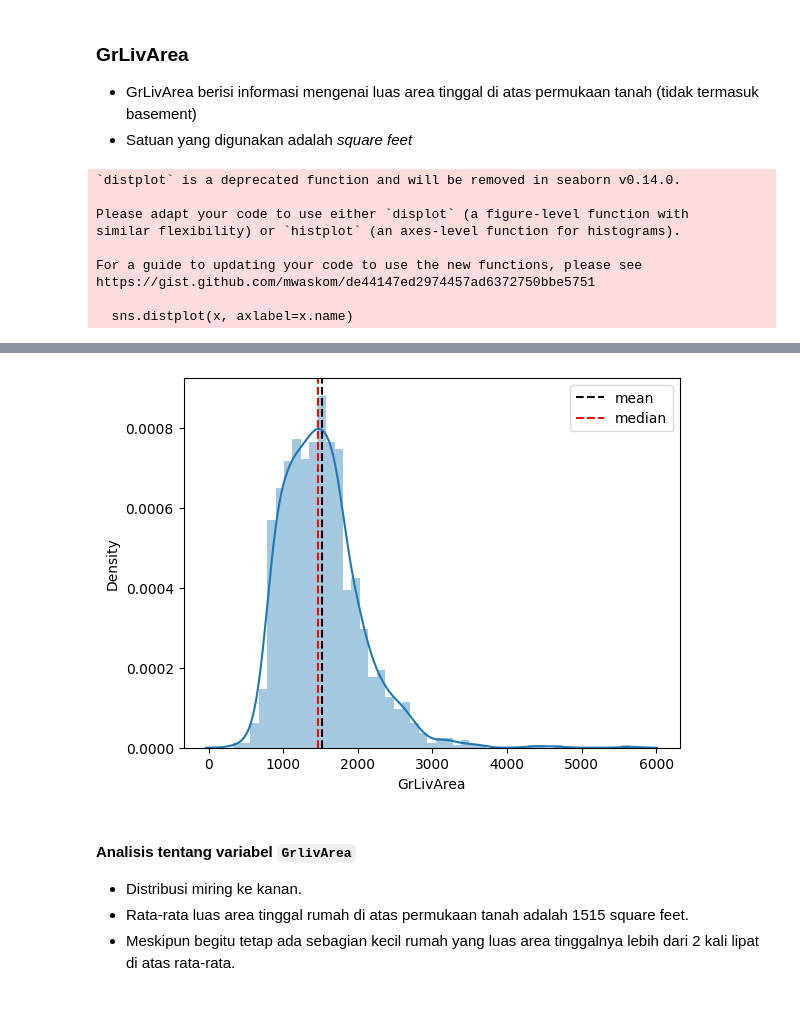
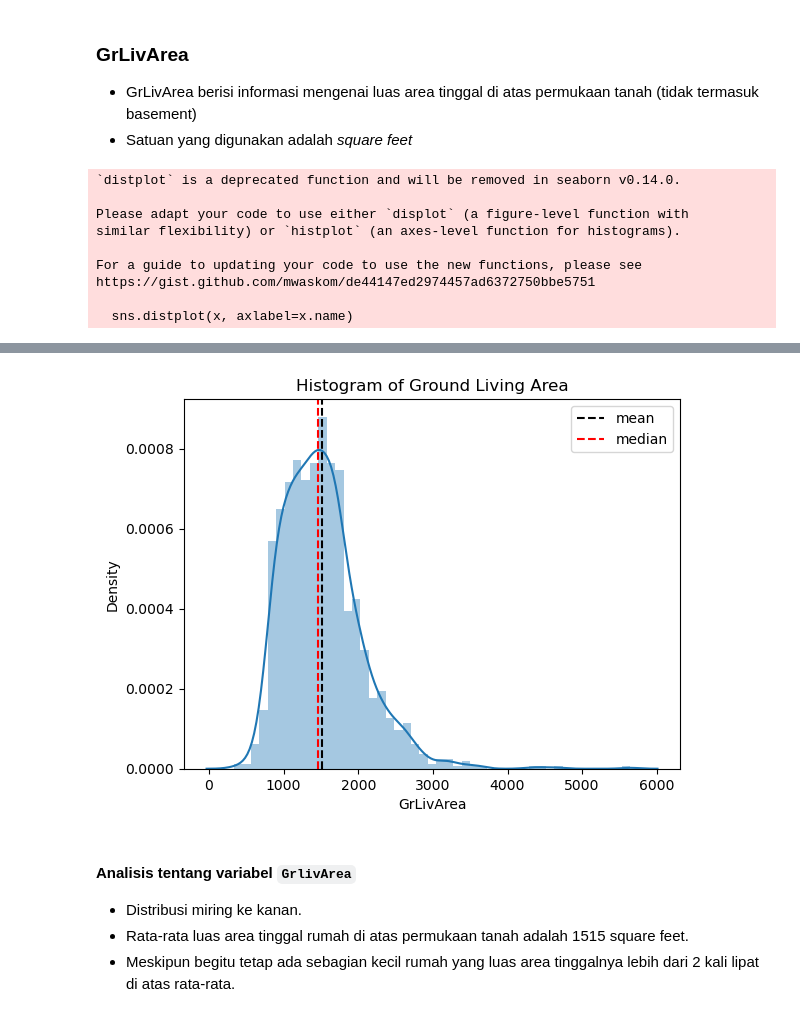
Before and after one commit to asha-git24/final-project-kelas-case02, a Jupyter notebook: Project_Based_Learning_Case_02.ipynb, the cells around one changed output, grey strips where cells are left out. Cells and saved outputs as stored; diff of their text form; code cells hidden in the pictures.

```diff
--- a/Project_Based_Learning_Case_02.ipynb
+++ b/Project_Based_Learning_Case_02.ipynb
@@ -198,6 +202,7 @@ first_legend = plt.legend(handles=[line1,line2], loc=1)
 print("Median:", x.median())
 print("Mean:", x.mean())
 print("Std Dev:", x.std())
+plt.title('Histogram of Ground Living Area')
 plt.show()
 # %% [output]
 `distplot` is a deprecated function and will be removed in seaborn v0.14.0.
@@ -215,4 +220,4 @@ Std Dev: 525.4803834232025
-[figure, old version]
+[figure, new version]
 # %% [markdown]
 #### **Analisis tentang variabel `GrlivArea`**
 
```
Also changed, not shown: parts of 12 cells of this notebook.
